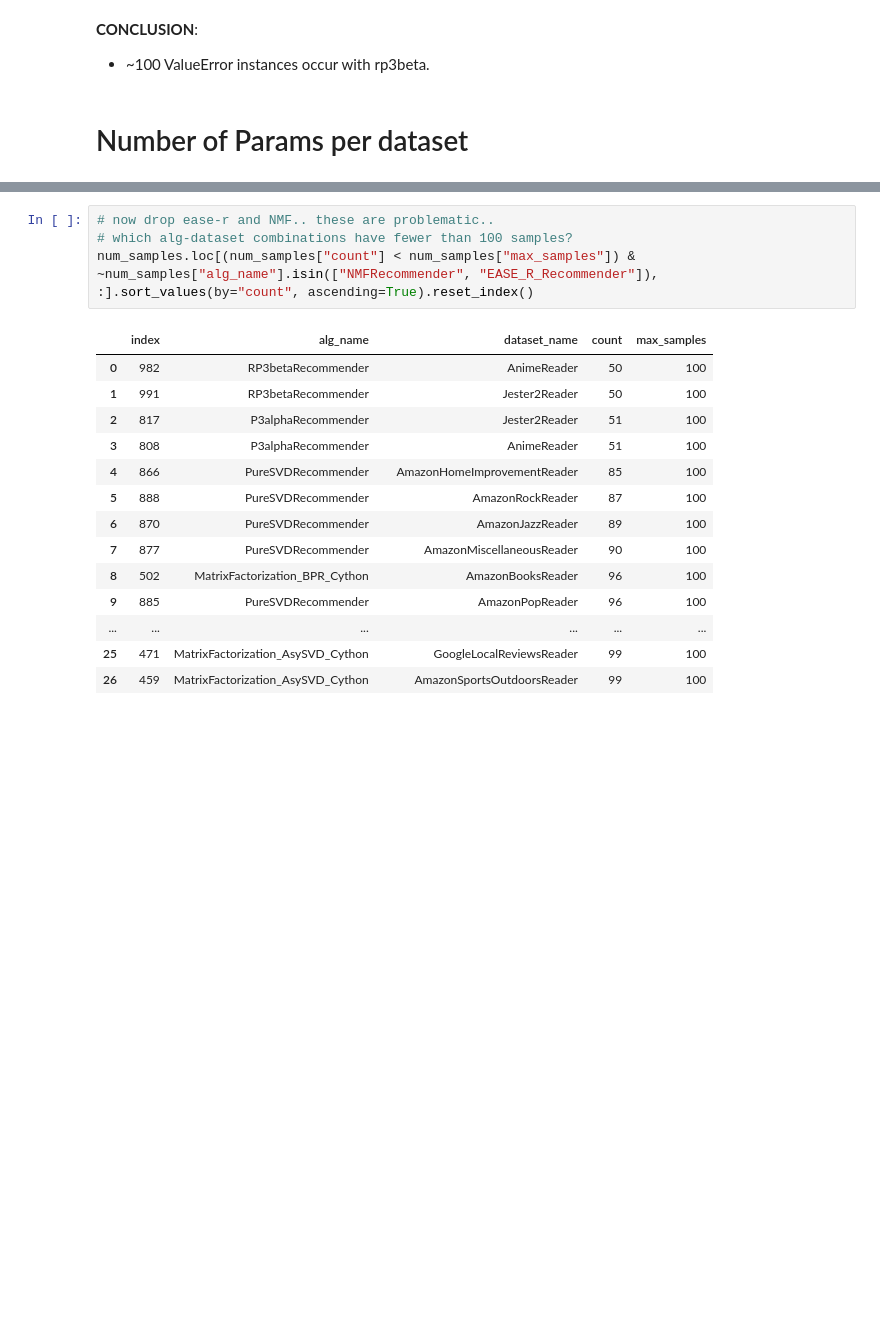
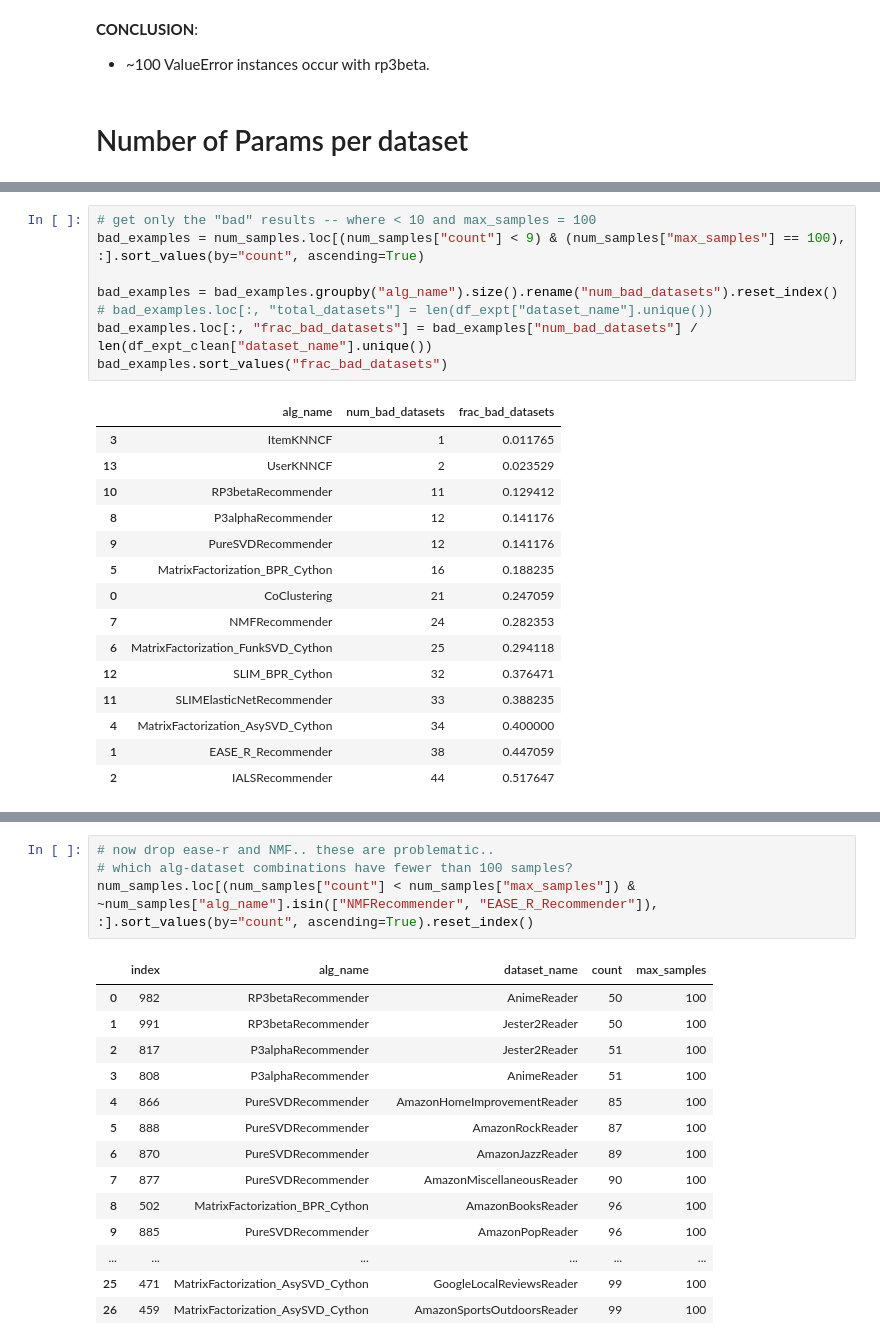
Before and after one commit to naszilla/reczilla, a Jupyter notebook: notebooks/failed_experiment_analysis.ipynb, the cells around one changed output, grey strips where cells are left out. Saved outputs shown, nothing was run; the diff lists cells and outputs as text; blank space fills up the shorter version.

```diff
--- a/notebooks/failed_experiment_analysis.ipynb
+++ b/notebooks/failed_experiment_analysis.ipynb
@@ -452,0 +476,24 @@ num_samples.loc[num_samples["count"] < num_samples["max_samples"], :].sort_value
+# %%
+# get only the "bad" results -- where < 10 and max_samples = 100
+bad_examples = num_samples.loc[(num_samples["count"] < 9) & (num_samples["max_samples"] == 100), :].sort_values(by="count", ascending=True)
+
+bad_examples = bad_examples.groupby("alg_name").size().rename("num_bad_datasets").reset_index()
+# bad_examples.loc[:, "total_datasets"] = len(df_expt["dataset_name"].unique())
+bad_examples.loc[:, "frac_bad_datasets"] = bad_examples["num_bad_datasets"] / len(df_expt_clean["dataset_name"].unique())
+bad_examples.sort_values("frac_bad_datasets")
+# %% [output]
+|  | alg_name | num_bad_datasets | frac_bad_datasets |
+| 3 | ItemKNNCF | 1 | 0.011765 |
+| 13 | UserKNNCF | 2 | 0.023529 |
+| 10 | RP3betaRecommender | 11 | 0.129412 |
+| 8 | P3alphaRecommender | 12 | 0.141176 |
+| 9 | PureSVDRecommender | 12 | 0.141176 |
+| 5 | MatrixFactorization_BPR_Cython | 16 | 0.188235 |
+| 0 | CoClustering | 21 | 0.247059 |
+| 7 | NMFRecommender | 24 | 0.282353 |
+| 6 | MatrixFactorization_FunkSVD_Cython | 25 | 0.294118 |
+| 12 | SLIM_BPR_Cython | 32 | 0.376471 |
+| 11 | SLIMElasticNetRecommender | 33 | 0.388235 |
+| 4 | MatrixFactorization_AsySVD_Cython | 34 | 0.400000 |
+| 1 | EASE_R_Recommender | 38 | 0.447059 |
+| 2 | IALSRecommender | 44 | 0.517647 |
```
Also changed, not shown: parts of 4 cells of this notebook.
